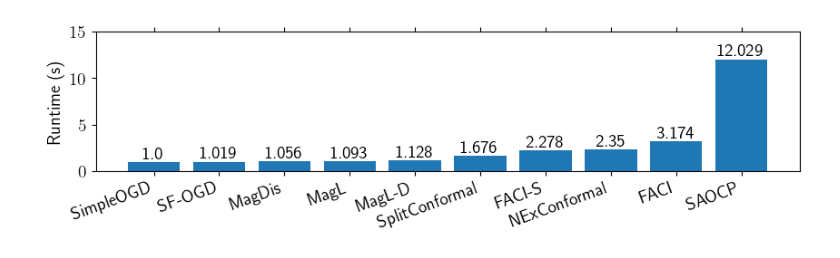
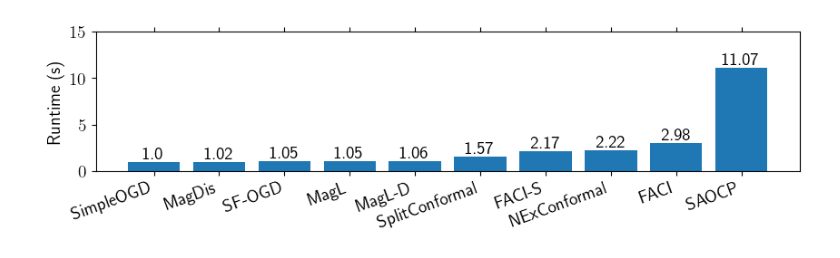
Before and after one commit to ComputationalRobotics/discounted-adaptive, a Jupyter notebook: runtimefigure.ipynb, the cells around one changed output. Drawn from its saved outputs; the diff is of its cells as text; code cells hidden in the pictures.

```diff
--- a/runtimefigure.ipynb
+++ b/runtimefigure.ipynb
@@ -12,43 +12,41 @@ plt.rcParams['lines.linewidth'] = 2
 plt.rcParams['figure.figsize'] = [6.70, 2.25] # Size in inches
 
 # Data
-run_time = np.array([1.676, 2.350, 3.174, 1.019, 1.000, 2.278, 12.029, 1.128, 1.093, 1.056])
-methods = np.array(["SplitConformal", "NExConformal", "FACI", "SF-OGD", "SimpleOGD",
-                    "FACI-S", "SAOCP", "MagL-D", "MagL",
-                    "MagDis"])
+data = np.load("runtime_results.npz", allow_pickle=True)
+
+methods = np.array(["SimpleOGD", "MagDis", "SplitConformal", "NExConformal", "FACI", "SF-OGD", "FACI-S", "SAOCP", "MagL-D", "MagL"])
+
+run_time = data['mean_time_norm']
 
 # Sorting
 idx = np.argsort(run_time)
 run_time = run_time[idx] / run_time[idx][0]
 methods = methods[idx]
 
 # Plotting
 fig = plt.figure(figsize=(10, 2))
 bars = plt.bar(methods, run_time)
 
 # Adding text on each bar
 for bar in bars:
     yval = bar.get_height()
-    plt.text(bar.get_x() + bar.get_width()/2, yval, round(yval, 3),
+    plt.text(bar.get_x() + bar.get_width()/2, yval, round(yval, 2),
         verticalalignment='bottom', horizontalalignment='center', fontsize=14)
 
 plt.ylabel("Runtime (s)")
 plt.ylim([0, 15])
 
 
 # Set x axis tick labels to be at the top
 plt.tick_params(axis='x', which='both', bottom=True, top=True, labelbottom=True, labeltop=False)
 plt.xticks(rotation=20, ha="right") # Rotate x labels for better readability
 
-# Add a y-axis grid
-#plt.grid(axis="y", linestyle="--")
-
 plt.show()
 
 import os
 __file__ = "runtimefigure.ipynb"
 figdir = os.path.join(os.path.dirname(os.path.abspath(__file__)), "figures")
 os.makedirs(figdir, exist_ok=True)
 fig.savefig(os.path.join(figdir, "TinyImageNet_Runtime.pdf"),bbox_inches='tight', pad_inches=0.1)
 # %% [output]
-[figure, old version]
+[figure, new version]
```
Also changed, not shown: 17 other files.
